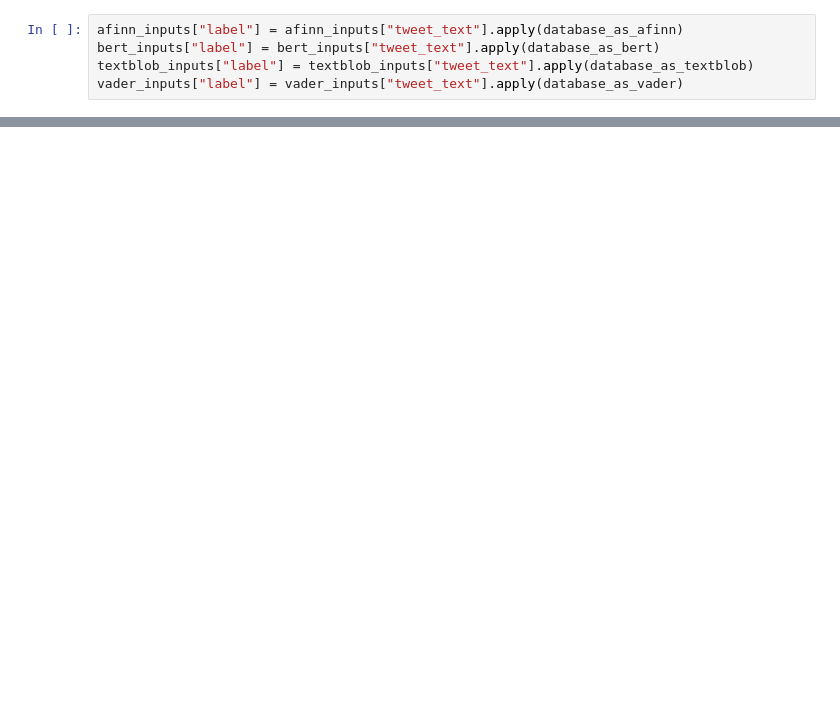
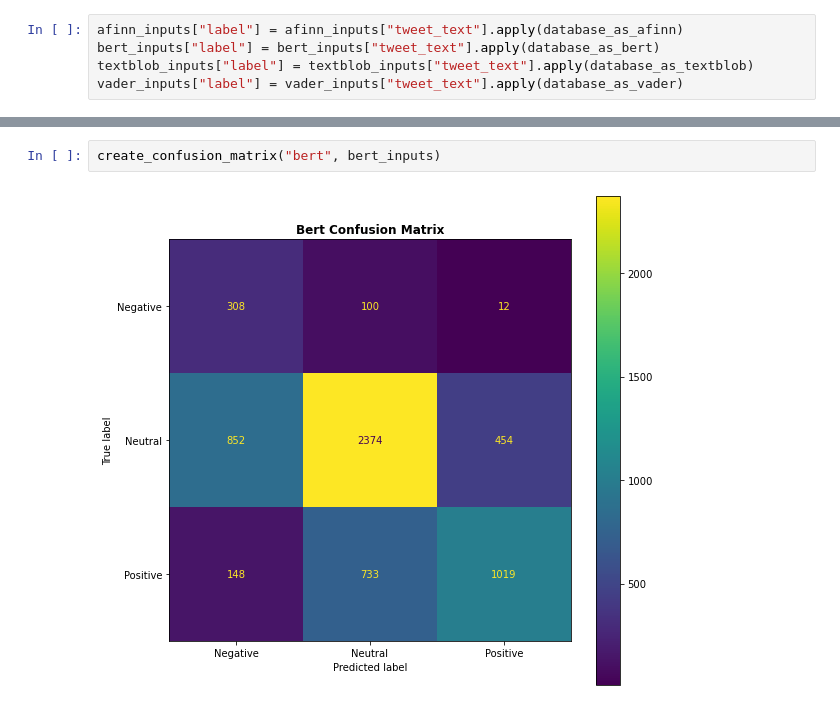
Before and after one commit to craigd00/topic-sentiment-across-sn, a Jupyter notebook: src/evaluation_of_libraries.ipynb, the cells around one changed output, grey strips where cells are left out. Cells and saved outputs as stored; diff of their text form; blank space fills up the shorter version.

```diff
--- a/src/evaluation_of_libraries.ipynb
+++ b/src/evaluation_of_libraries.ipynb
@@ -264,0 +72,4 @@ TypeError: run_and_term() takes 2 positional arguments but 4 were given
+# %%
+create_confusion_matrix("bert", bert_inputs)
+# %% [output]
+[figure, added]
```
Also changed, not shown: parts of 45 cells of this notebook, 6 other files.
